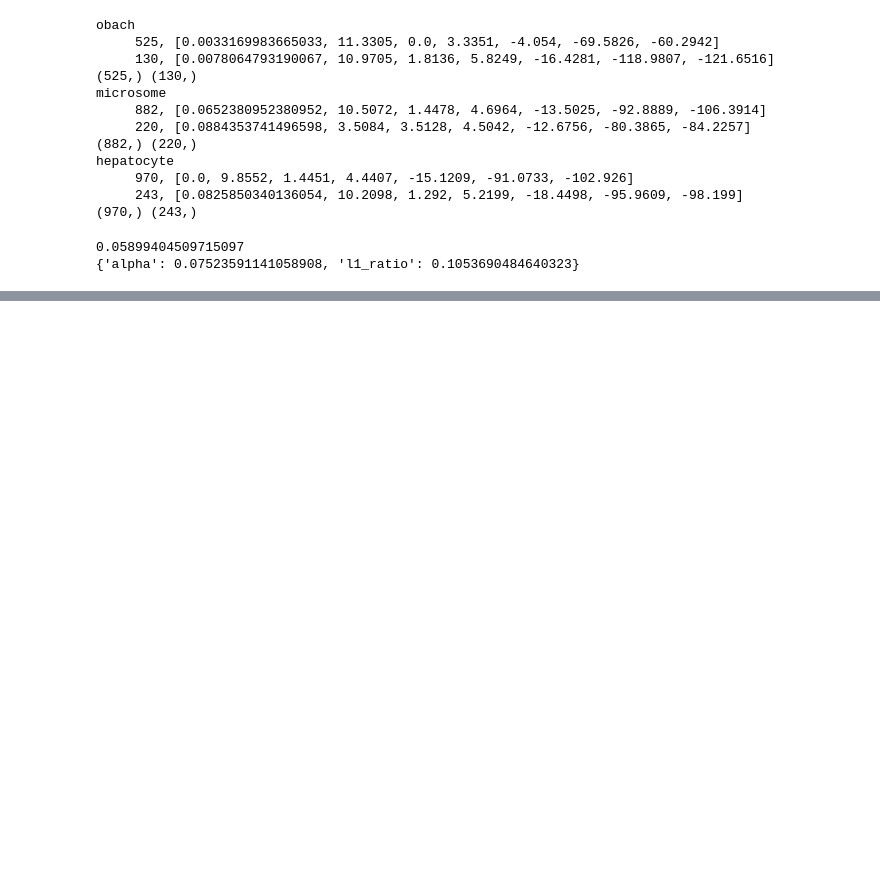
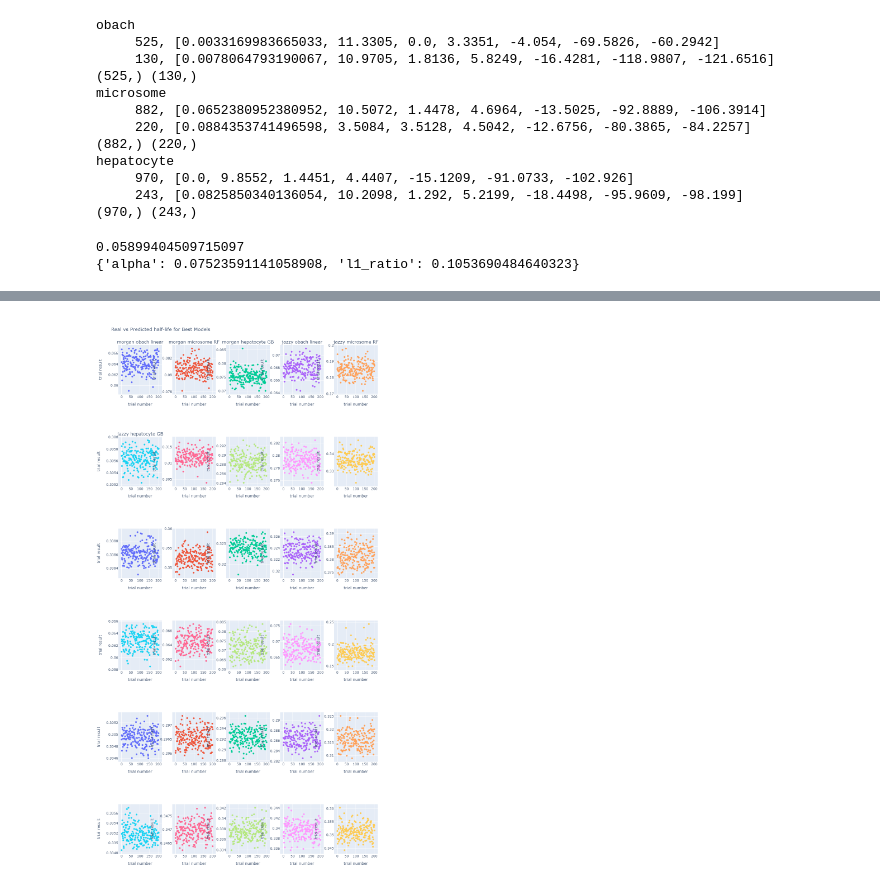
Before and after one commit to hruska-lab/metabolism-hyperparameter-optimization, a Jupyter notebook: ADME-data-analysis.ipynb, the cells around one changed output, grey strips where cells are left out. Saved outputs shown, nothing was run; the diff lists cells and outputs as text; code cells hidden in the pictures; blank space fills up the shorter version.

```diff
--- a/ADME-data-analysis.ipynb
+++ b/ADME-data-analysis.ipynb
@@ -359,0 +408,35 @@ for _type in feature_types:
+# %%
+rows = 6
+cols = 5
+height = 700
+fig = sp.make_subplots(rows=rows, cols=cols, subplot_titles=titles)
+plot_counter = 0
+
+for _type in feature_types:
+    for benchmark in tdc_benchmarks:
+        for model_id in model_identifiers:
+            csv_path = f"project_resources/optuna/{benchmark}/{_type}/{model_id}.csv"
+            trials_csv = pd.read_csv(csv_path)
+            trial_numbers = trials_csv["Trial Number"]
+            trial_results = trials_csv["RMSD"]
+
+            scatter_trace = go.Scatter(
+                x=trial_numbers,
+                y=trial_results,
+                mode='markers',
+                name=f'{_type} {benchmark} {model_id} all runs'
+            )
+
+            # Add the traces to the subplot
+            fig.add_trace(scatter_trace, row=plot_counter // 5 + 1, col=plot_counter % 5 + 1)
+
+            # Customize the subplot
+            fig.update_xaxes(title_text='trial number', row=plot_counter // 5 + 1, col=plot_counter % 5 + 1)
+            fig.update_yaxes(title_text="trial result", row=plot_counter // 5 + 1, col=plot_counter % 5 + 1)
+
+            plot_counter += 1
+
+fig.update_layout(height=2000, title_text="Real vs Predicted half-life for Best Models", showlegend=False)
+fig.show()
+# %% [output]
+[figure, added]
```
Also changed, not shown: parts of 10 cells of this notebook.
